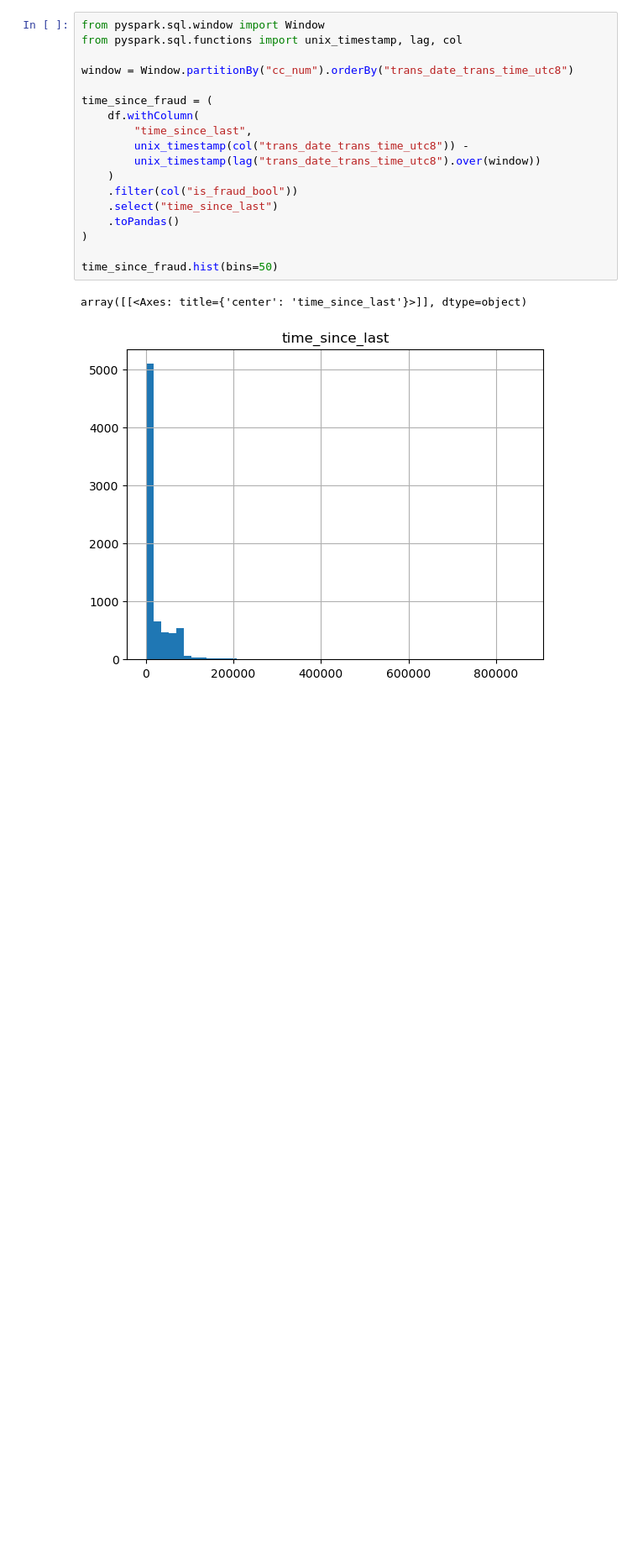
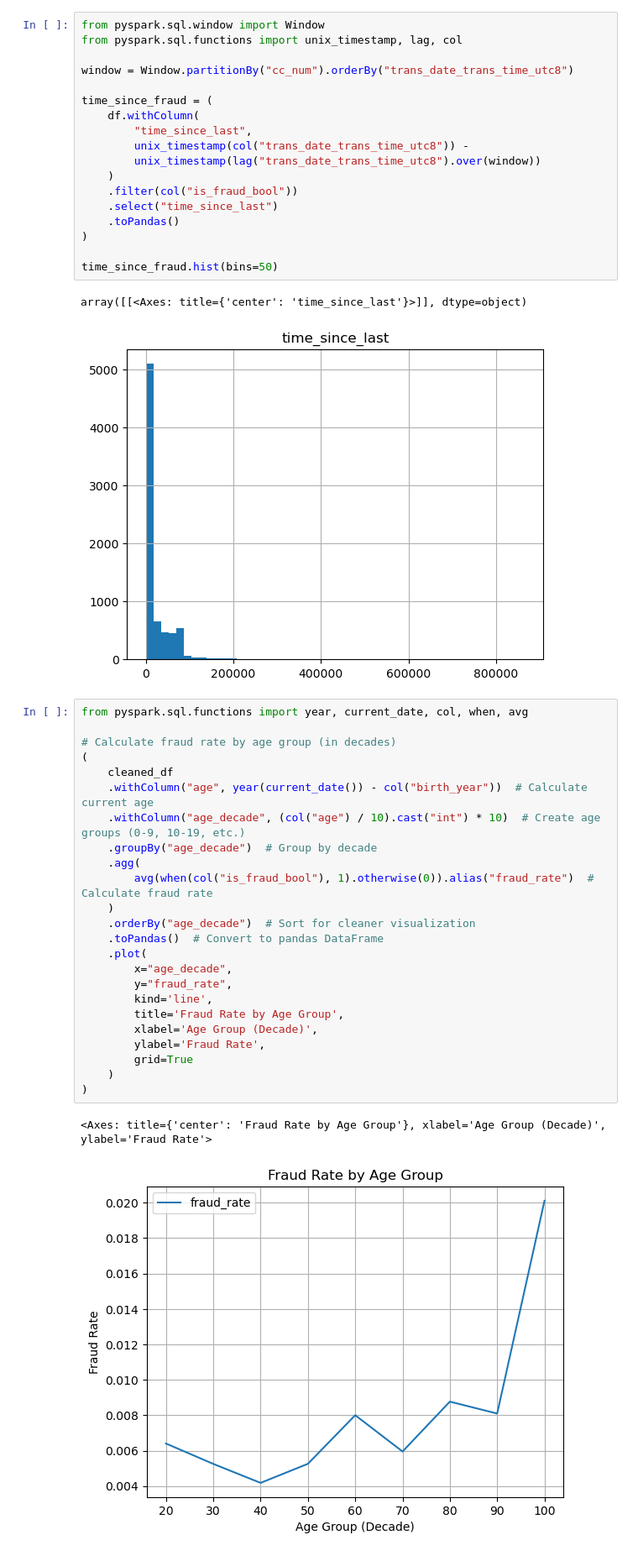
Before and after one commit to ainurafifah00/PySpark_cleaning_and_visualization, a Jupyter notebook: Data Cleaning & Visualization using PySpark.ipynb, the cells around one changed output. Shown: that part at 84% size. Drawn from its saved outputs; the diff is of its cells as text; blank space fills up the shorter version.

Commit message:
Final visualizations

```diff
--- a/Data Cleaning & Visualization using PySpark.ipynb
+++ b/Data Cleaning & Visualization using PySpark.ipynb
@@ -522,3 +511,30 @@ time_since_fraud.hist(bins=50)
 # %% [output]
 array([[<Axes: title={'center': 'time_since_last'}>]], dtype=object)
 [figure]
+# %%
+from pyspark.sql.functions import year, current_date, col, when, avg
+
+# Calculate fraud rate by age group (in decades)
+(
+    cleaned_df
+    .withColumn("age", year(current_date()) - col("birth_year"))  # Calculate current age
+    .withColumn("age_decade", (col("age") / 10).cast("int") * 10)  # Create age groups (0-9, 10-19, etc.)
+    .groupBy("age_decade")  # Group by decade
+    .agg(
+        avg(when(col("is_fraud_bool"), 1).otherwise(0)).alias("fraud_rate")  # Calculate fraud rate
+    )
+    .orderBy("age_decade")  # Sort for cleaner visualization
+    .toPandas()  # Convert to pandas DataFrame
+    .plot(
+        x="age_decade",
+        y="fraud_rate",
+        kind='line',
+        title='Fraud Rate by Age Group',
+        xlabel='Age Group (Decade)',
+        ylabel='Fraud Rate',
+        grid=True
+    )
+)
+# %% [output]
+<Axes: title={'center': 'Fraud Rate by Age Group'}, xlabel='Age Group (Decade)', ylabel='Fraud Rate'>
+[figure, added]
```
Also changed, not shown: parts of 3 cells of this notebook.
